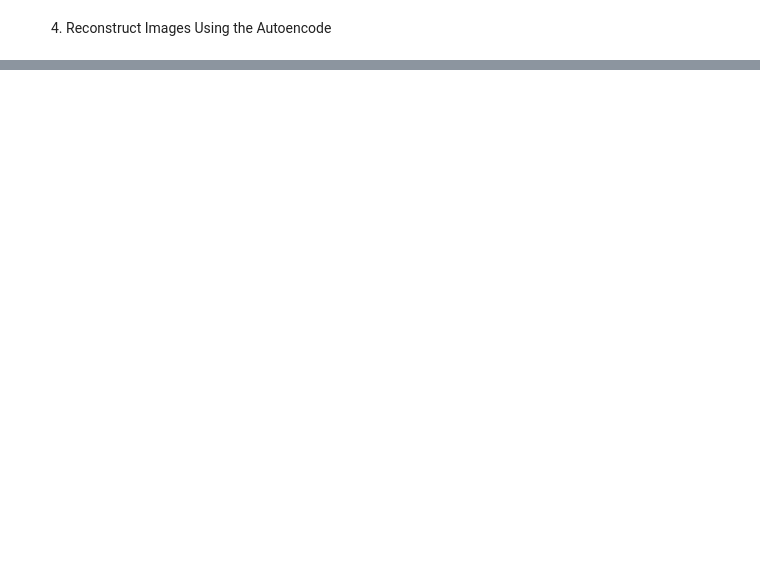
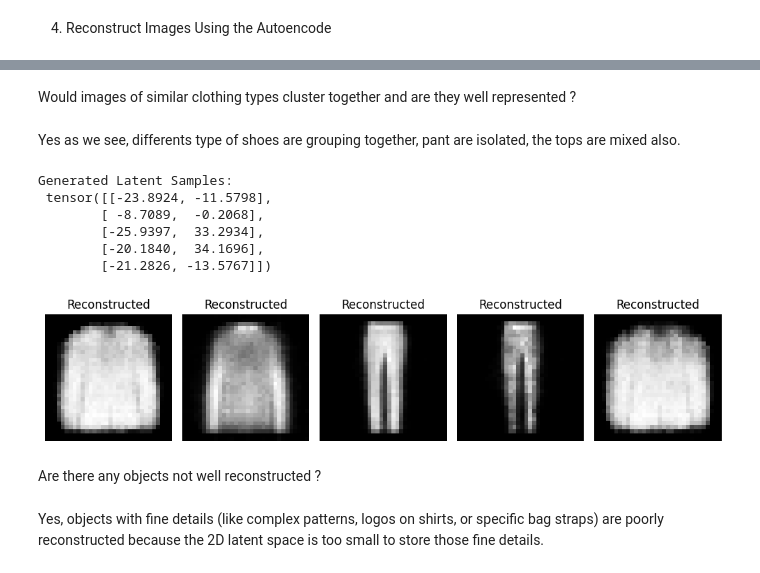
Before and after one commit to RyadZiouche/AutoEncoder-VAE, a Jupyter notebook: AE.ipynb, the cells around one changed output, grey strips where cells are left out. Cells and saved outputs as stored; diff of their text form; code cells hidden in the pictures; blank space fills up the shorter version.

```diff
--- a/AE.ipynb
+++ b/AE.ipynb
@@ -316,0 +410,28 @@ NameError: name 'val_loader' is not defined
+# %% [markdown]
+Would images of similar clothing types cluster together and are they well represented ?
+# %% [markdown]
+Yes as we see, differents type of shoes are grouping together, pant are isolated, the tops are mixed also.
+# %%
+# Generate latent space samples for visualization
+mins, maxs = np.min(embeddings, axis=0), np.max(embeddings, axis=0)
+
+# On tire 5 points aléatoires avec 2 coordonnées (x, y)
+sample = torch.tensor(np.random.uniform(mins, maxs, size=(5, 2)), dtype=torch.float32)
+
+# Print the sampled latent vectors
+print("Generated Latent Samples: \n", sample)
+
+# Plot reconstructions from sampled latent space (ex=False car on donne directement les coordonnées)
+plot_reconstructions(autoencoder, sample, ex=False)
+# %% [output]
+Generated Latent Samples:
+ tensor([[-23.8924, -11.5798],
+        [ -8.7089,  -0.2068],
+        [-25.9397,  33.2934],
+        [-20.1840,  34.1696],
+        [-21.2826, -13.5767]])
+[figure, added]
+# %% [markdown]
+Are there any objects not well reconstructed ?
+# %% [markdown]
+Yes, objects with fine details (like complex patterns, logos on shirts, or specific bag straps) are poorly reconstructed because the 2D latent space is too small to store those fine details.
```
Also changed, not shown: parts of 12 cells of this notebook.
